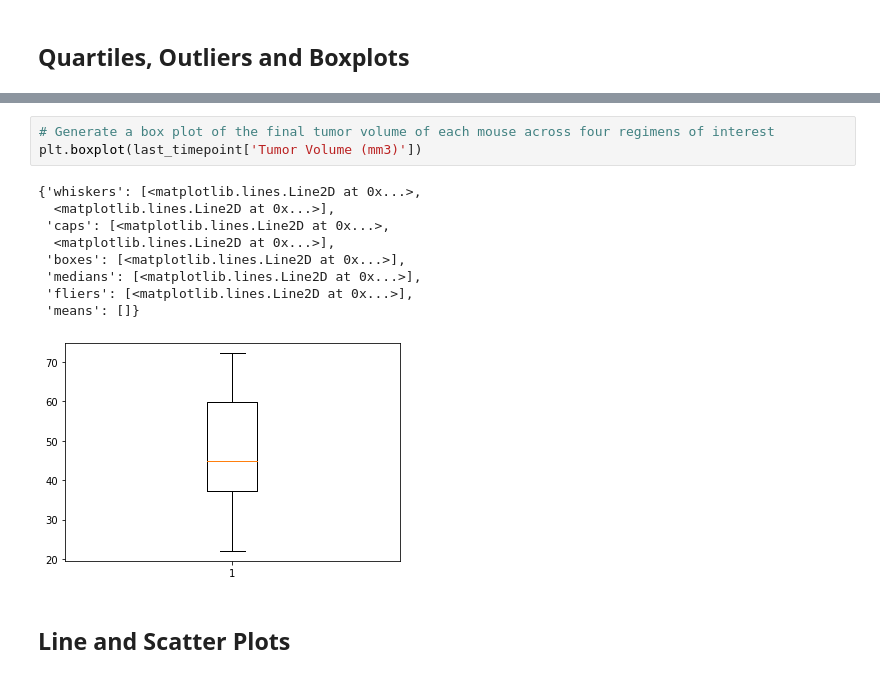
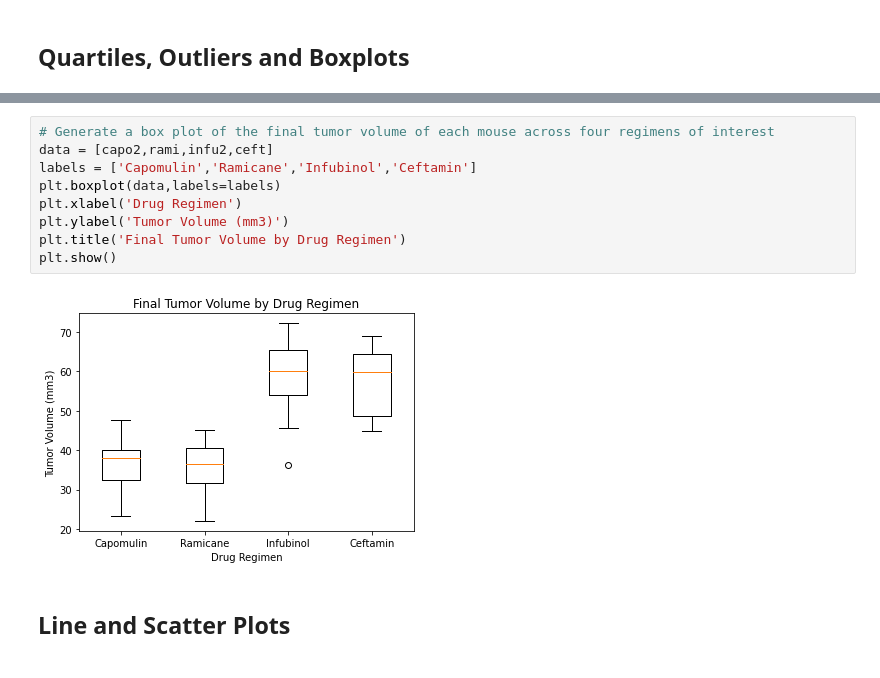
Before and after one commit to jconcha56429/matplotlib-challenge, a Jupyter notebook: Pymaceuticals/pymaceuticals_starter.ipynb, the cells around one changed output, grey strips where cells are left out. Drawn from its saved outputs; the diff is of its cells as text.

```diff
--- a/Pymaceuticals/pymaceuticals_starter.ipynb
+++ b/Pymaceuticals/pymaceuticals_starter.ipynb
@@ -284,16 +246,14 @@ last_timepoint
 # %%
 # Generate a box plot of the final tumor volume of each mouse across four regimens of interest
-plt.boxplot(last_timepoint['Tumor Volume (mm3)'])
+data = [capo2,rami,infu2,ceft]
+labels = ['Capomulin','Ramicane','Infubinol','Ceftamin']
+plt.boxplot(data,labels=labels)
+plt.xlabel('Drug Regimen')
+plt.ylabel('Tumor Volume (mm3)')
+plt.title('Final Tumor Volume by Drug Regimen')
+plt.show()
 # %% [output]
-{'whiskers': [<matplotlib.lines.Line2D at 0x...>,
-  <matplotlib.lines.Line2D at 0x...>],
- 'caps': [<matplotlib.lines.Line2D at 0x...>,
-  <matplotlib.lines.Line2D at 0x...>],
- 'boxes': [<matplotlib.lines.Line2D at 0x...>],
- 'medians': [<matplotlib.lines.Line2D at 0x...>],
- 'fliers': [<matplotlib.lines.Line2D at 0x...>],
- 'means': []}
-[figure, old version]
+[figure, new version]
 # %% [markdown]
 ## Line and Scatter Plots
 # %%
```
Also changed, not shown: parts of 5 cells of this notebook.
